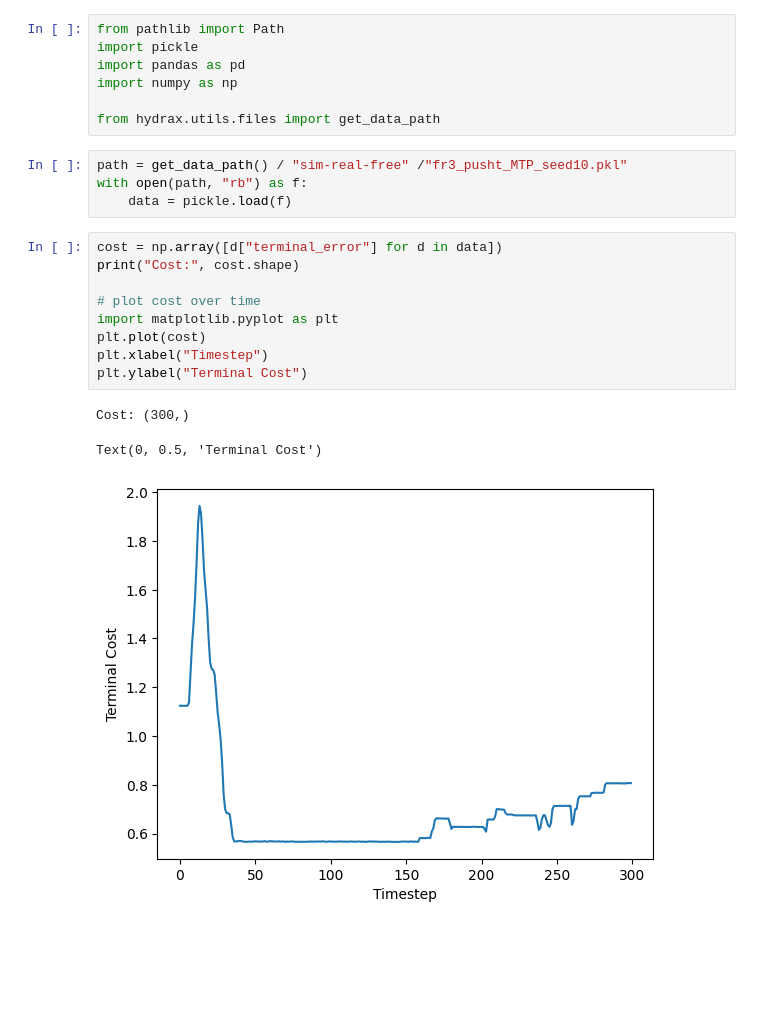
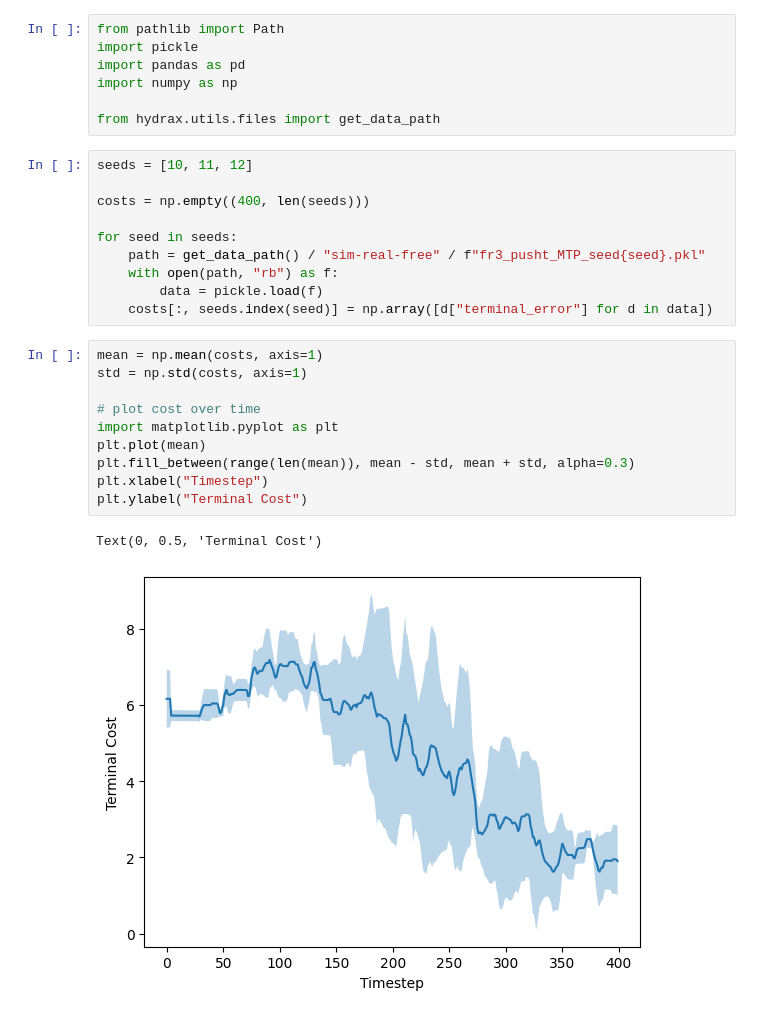
Before and after one commit to magnusdierking/mtp-thesis, a Jupyter notebook: experiments/fr3/plot_rollout-data.ipynb, the cells around one changed output. Cells and saved outputs as stored; diff of their text form; blank space fills up the shorter version.

```diff
--- a/experiments/fr3/plot_rollout-data.ipynb
+++ b/experiments/fr3/plot_rollout-data.ipynb
@@ -6,19 +6,25 @@ import numpy as np
 
 from hydrax.utils.files import get_data_path
 # %%
-path = get_data_path() / "sim-real-free" /"fr3_pusht_MTP_seed10.pkl"
-with open(path, "rb") as f:
-    data = pickle.load(f)
+seeds = [10, 11, 12]
+
+costs = np.empty((400, len(seeds)))
+
+for seed in seeds:
+    path = get_data_path() / "sim-real-free" / f"fr3_pusht_MTP_seed{seed}.pkl"
+    with open(path, "rb") as f:
+        data = pickle.load(f)
+    costs[:, seeds.index(seed)] = np.array([d["terminal_error"] for d in data])
 # %%
-cost = np.array([d["terminal_error"] for d in data])
-print("Cost:", cost.shape)
+mean = np.mean(costs, axis=1)
+std = np.std(costs, axis=1)
 
 # plot cost over time
 import matplotlib.pyplot as plt
-plt.plot(cost)
+plt.plot(mean)
+plt.fill_between(range(len(mean)), mean - std, mean + std, alpha=0.3)
 plt.xlabel("Timestep")
 plt.ylabel("Terminal Cost")
 # %% [output]
-Cost: (300,)
+Text(0, 0.5, 'Terminal Cost')
-Text(0, 0.5, 'Terminal Cost')
-[figure, old version]
+[figure, new version]
```
Also changed, not shown: 5 other files.
